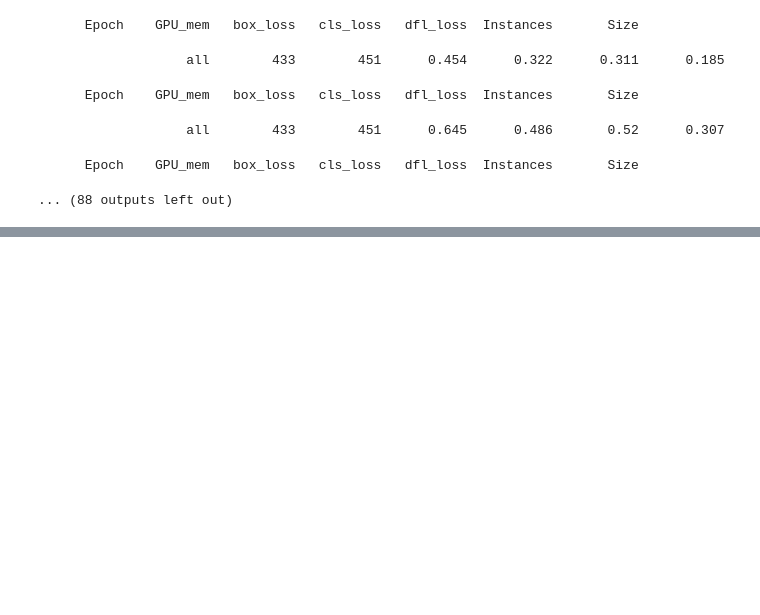
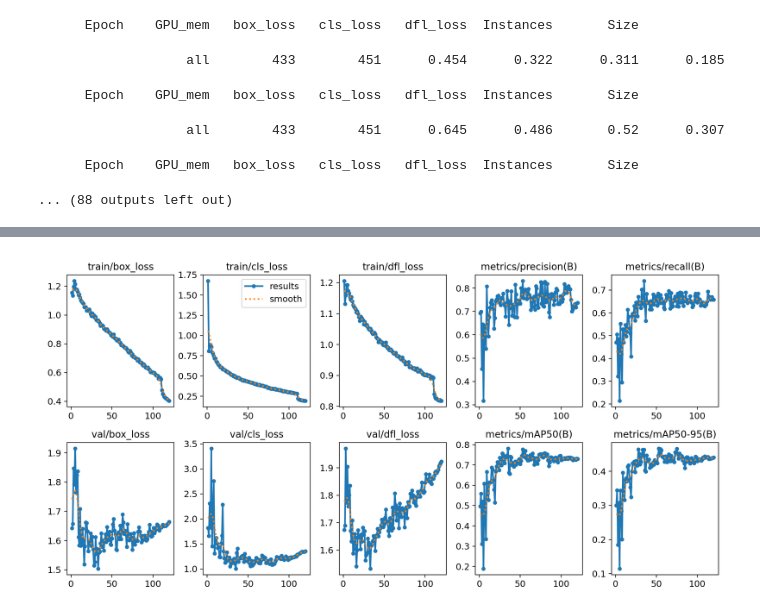
Before and after one commit to Hasan-Maruf-Ahmed/Brain-Tumor-Detection-With-Machine-Learning-Model, a Jupyter notebook: tumor_model_code.ipynb, the cells around one changed output, grey strips where cells are left out. Cells and saved outputs as stored; diff of their text form; code cells hidden in the pictures; blank space fills up the shorter version.

Commit message:
Fine-tuned dataset and trained a new yolov8s model. Successful training completion with mAP50 of 94.2%

```diff
--- a/tumor_model_code.ipynb
+++ b/tumor_model_code.ipynb
@@ -62,0 +119,6 @@ Starting training for 120 epochs...
+# %%
+from IPython.display import Image
+
+Image(filename=f'runs/detect/train/results.png', width=1200)
+# %% [output]
+[figure, added]
```
Also changed, not shown: parts of 4 cells of this notebook, 45 other files.
